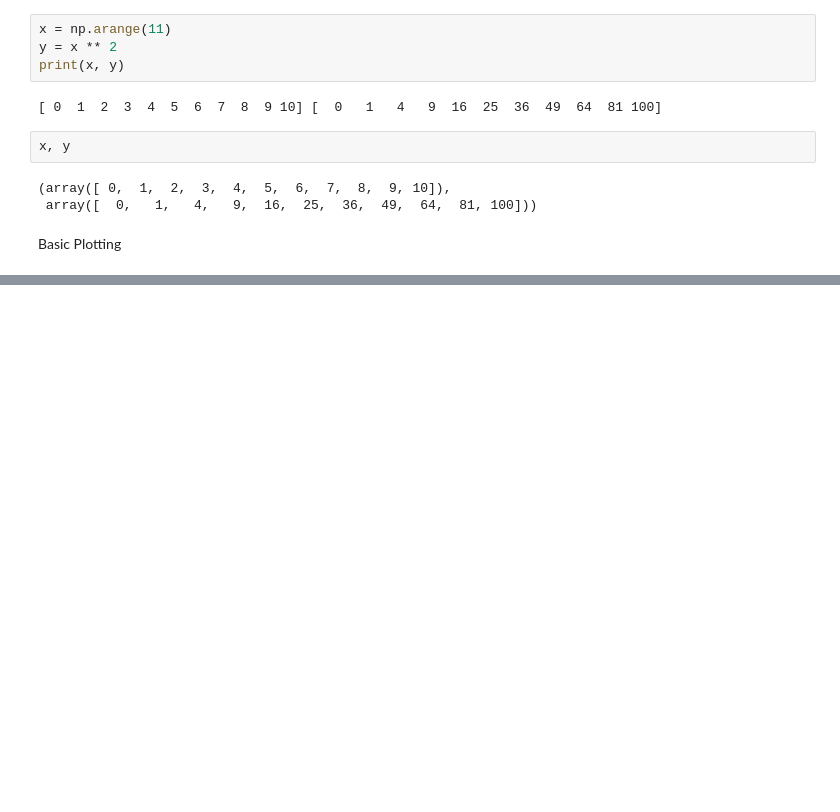
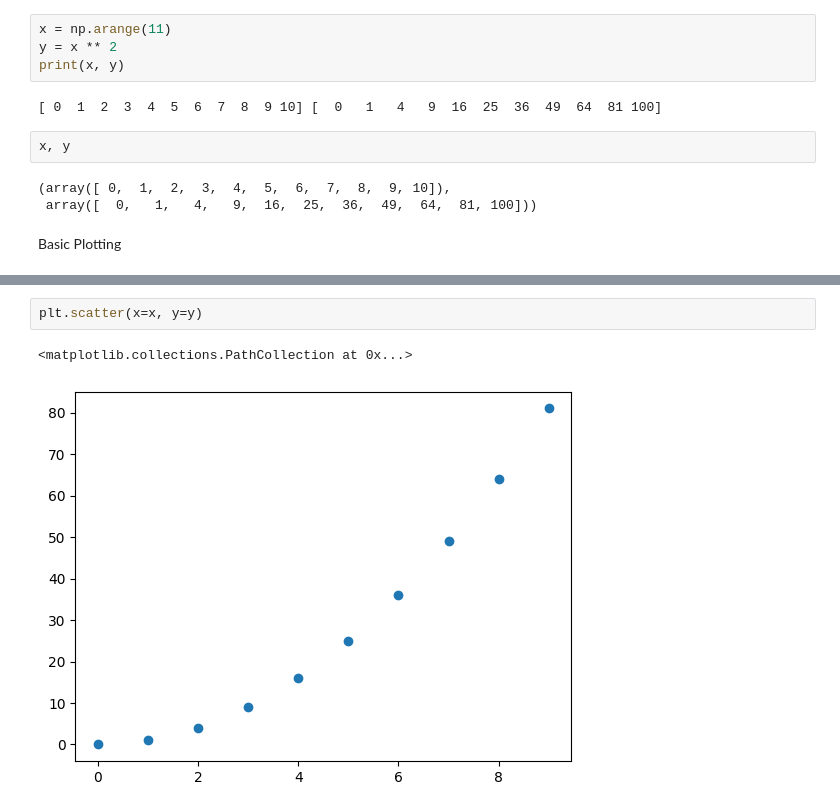
Before and after one commit to RaisulislamRimon/data-science-notes, a Jupyter notebook: module_8/module_8_class/class_1/1_data_visualization.ipynb, the cells around one changed output, grey strips where cells are left out. Saved outputs shown, nothing was run; the diff lists cells and outputs as text; blank space fills up the shorter version.

```diff
--- a/module_8/module_8_class/class_1/1_data_visualization.ipynb
+++ b/module_8/module_8_class/class_1/1_data_visualization.ipynb
@@ -26,0 +47,5 @@ plt.scatter(x, y)
+# %%
+plt.scatter(x=x, y=y)
+# %% [output]
+<matplotlib.collections.PathCollection at 0x...>
+[figure, added]
```
Also changed, not shown: parts of 5 cells of this notebook.
